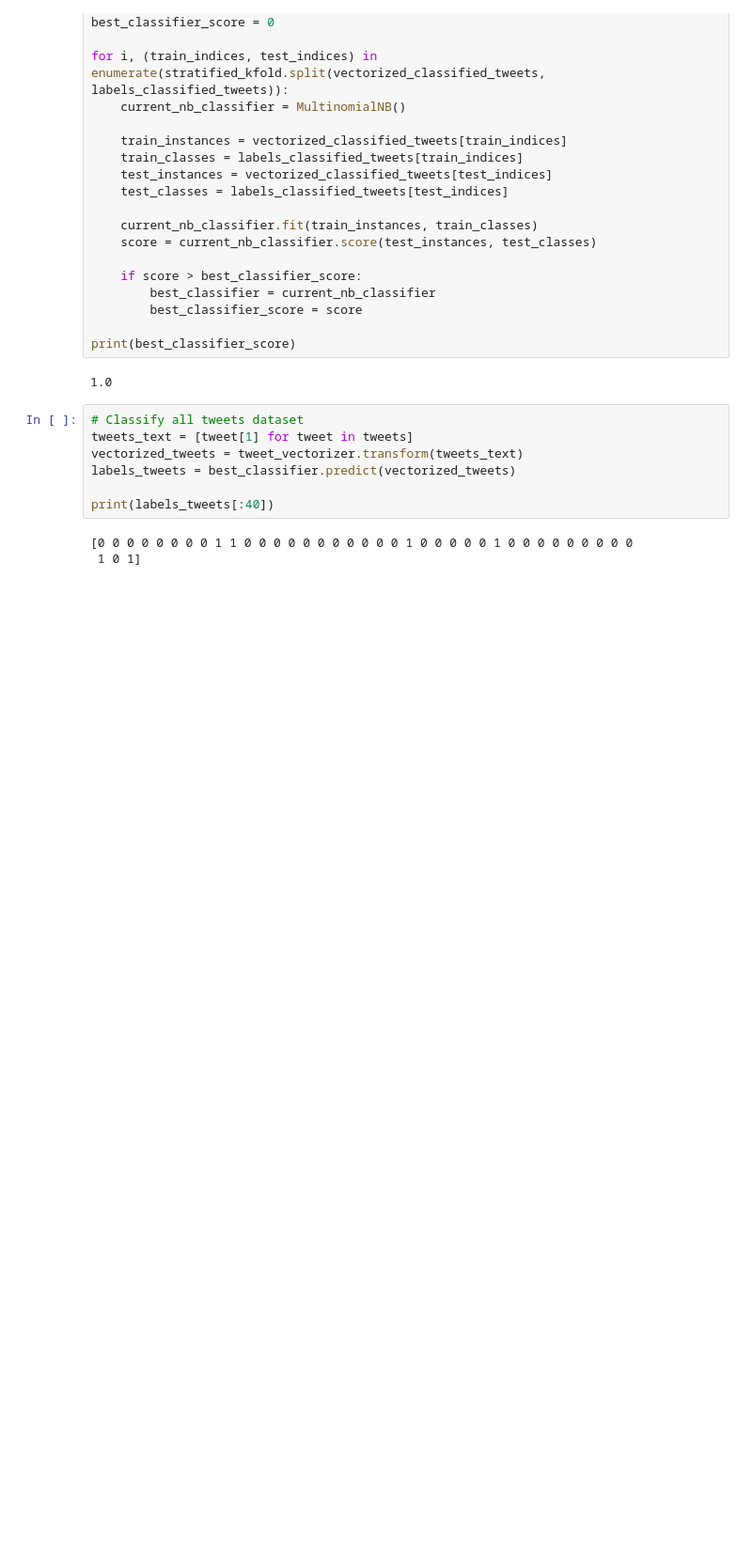
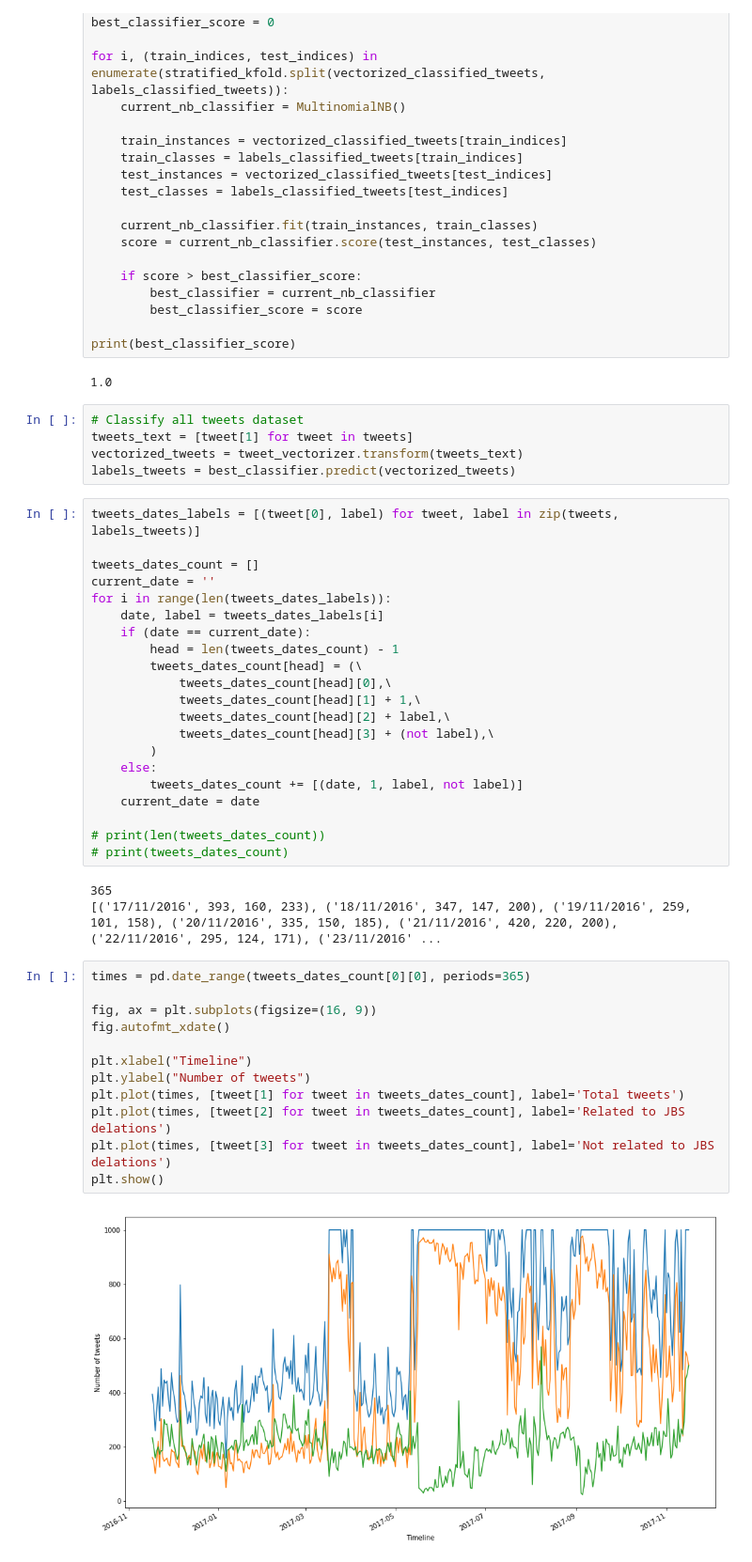
Before and after one commit to rrbarioni/Jbs-Tweets, a Jupyter notebook: tweets_classification_notebook.ipynb, the cells around one changed output. Shown at 94% size. Cells and saved outputs as stored; diff of their text form; blank space fills up the shorter version.

Commit message:
plotting amount of tweets nicely

```diff
--- a/tweets_classification_notebook.ipynb
+++ b/tweets_classification_notebook.ipynb
@@ -79,8 +81,41 @@ print(best_classifier_score)
 tweets_text = [tweet[1] for tweet in tweets]
 vectorized_tweets = tweet_vectorizer.transform(tweets_text)
 labels_tweets = best_classifier.predict(vectorized_tweets)
-
-print(labels_tweets[:40])
-# %% [output]
-[0 0 0 0 0 0 0 0 1 1 0 0 0 0 0 0 0 0 0 0 0 1 0 0 0 0 0 1 0 0 0 0 0 0 0 0 0
- 1 0 1]
+# %%
+tweets_dates_labels = [(tweet[0], label) for tweet, label in zip(tweets, labels_tweets)]
+
+tweets_dates_count = []
+current_date = ''
+for i in range(len(tweets_dates_labels)):
+    date, label = tweets_dates_labels[i]
+    if (date == current_date):
+        head = len(tweets_dates_count) - 1
+        tweets_dates_count[head] = (\
+            tweets_dates_count[head][0],\
+            tweets_dates_count[head][1] + 1,\
+            tweets_dates_count[head][2] + label,\
+            tweets_dates_count[head][3] + (not label),\
+        )
+    else:
+        tweets_dates_count += [(date, 1, label, not label)]
+    current_date = date
+
+# print(len(tweets_dates_count))
+# print(tweets_dates_count)
+# %% [output]
+365
+[('17/11/2016', 393, 160, 233), ('18/11/2016', 347, 147, 200), ('19/11/2016', 259, 101, 158), ('20/11/2016', 335, 150, 185), ('21/11/2016', 420, 220, 200), ('22/11/2016', 295, 124, 171), ('23/11/2016' ...
+# %%
+times = pd.date_range(tweets_dates_count[0][0], periods=365)
+
+fig, ax = plt.subplots(figsize=(16, 9))
+fig.autofmt_xdate()
+
+plt.xlabel("Timeline")
+plt.ylabel("Number of tweets")
+plt.plot(times, [tweet[1] for tweet in tweets_dates_count], label='Total tweets')
+plt.plot(times, [tweet[2] for tweet in tweets_dates_count], label='Related to JBS delations')
+plt.plot(times, [tweet[3] for tweet in tweets_dates_count], label='Not related to JBS delations')
+plt.show()
+# %% [output]
+[figure, added]
```
Also changed, not shown: parts of 2 cells of this notebook.
